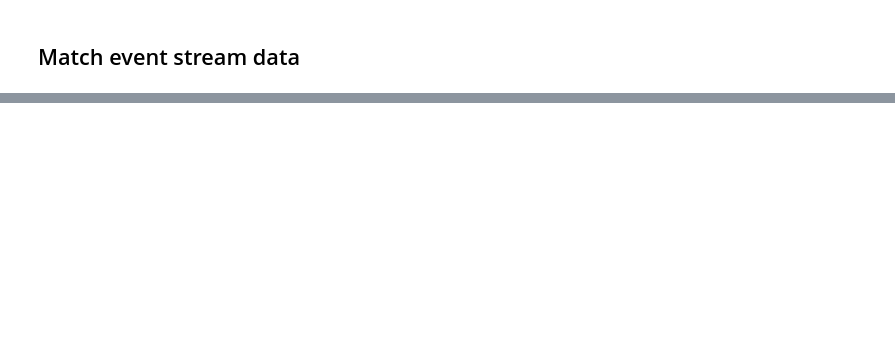
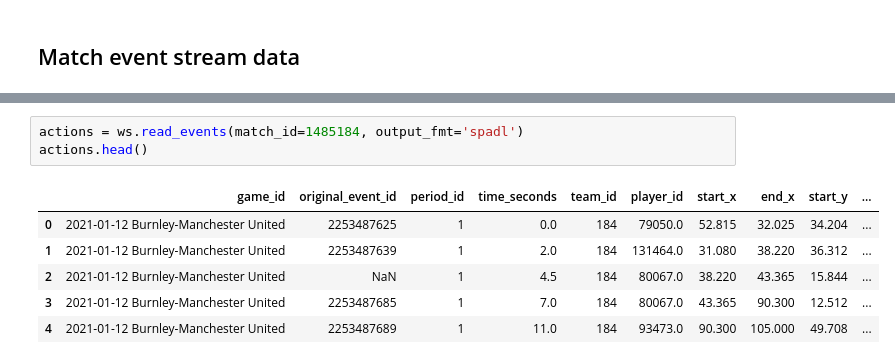
Before and after one commit to probberechts/soccerdata, a Jupyter notebook: docs/datasources/WhoScored.ipynb, the cells around one changed output, grey strips where cells are left out. Drawn from its saved outputs; the diff is of its cells as text; blank space fills up the shorter version.

```diff
--- a/docs/datasources/WhoScored.ipynb
+++ b/docs/datasources/WhoScored.ipynb
@@ -75,0 +113,10 @@ events.head()
+# %%
+actions = ws.read_events(match_id=1485184, output_fmt='spadl')
+actions.head()
+# %% [output]
+|  | game_id | original_event_id | period_id | time_seconds | team_id | player_id | start_x | end_x | start_y | ... |
+| 0 | 2021-01-12 Burnley-Manchester United | 2253487625 | 1 | 0.0 | 184 | 79050.0 | 52.815 | 32.025 | 34.204 | ... |
+| 1 | 2021-01-12 Burnley-Manchester United | 2253487639 | 1 | 2.0 | 184 | 131464.0 | 31.080 | 38.220 | 36.312 | ... |
+| 2 | 2021-01-12 Burnley-Manchester United | NaN | 1 | 4.5 | 184 | 80067.0 | 38.220 | 43.365 | 15.844 | ... |
+| 3 | 2021-01-12 Burnley-Manchester United | 2253487685 | 1 | 7.0 | 184 | 80067.0 | 43.365 | 90.300 | 12.512 | ... |
+| 4 | 2021-01-12 Burnley-Manchester United | 2253487689 | 1 | 11.0 | 184 | 93473.0 | 90.300 | 105.000 | 49.708 | ... |
```
Also changed, not shown: parts of 7 cells of this notebook, 1 other file.
